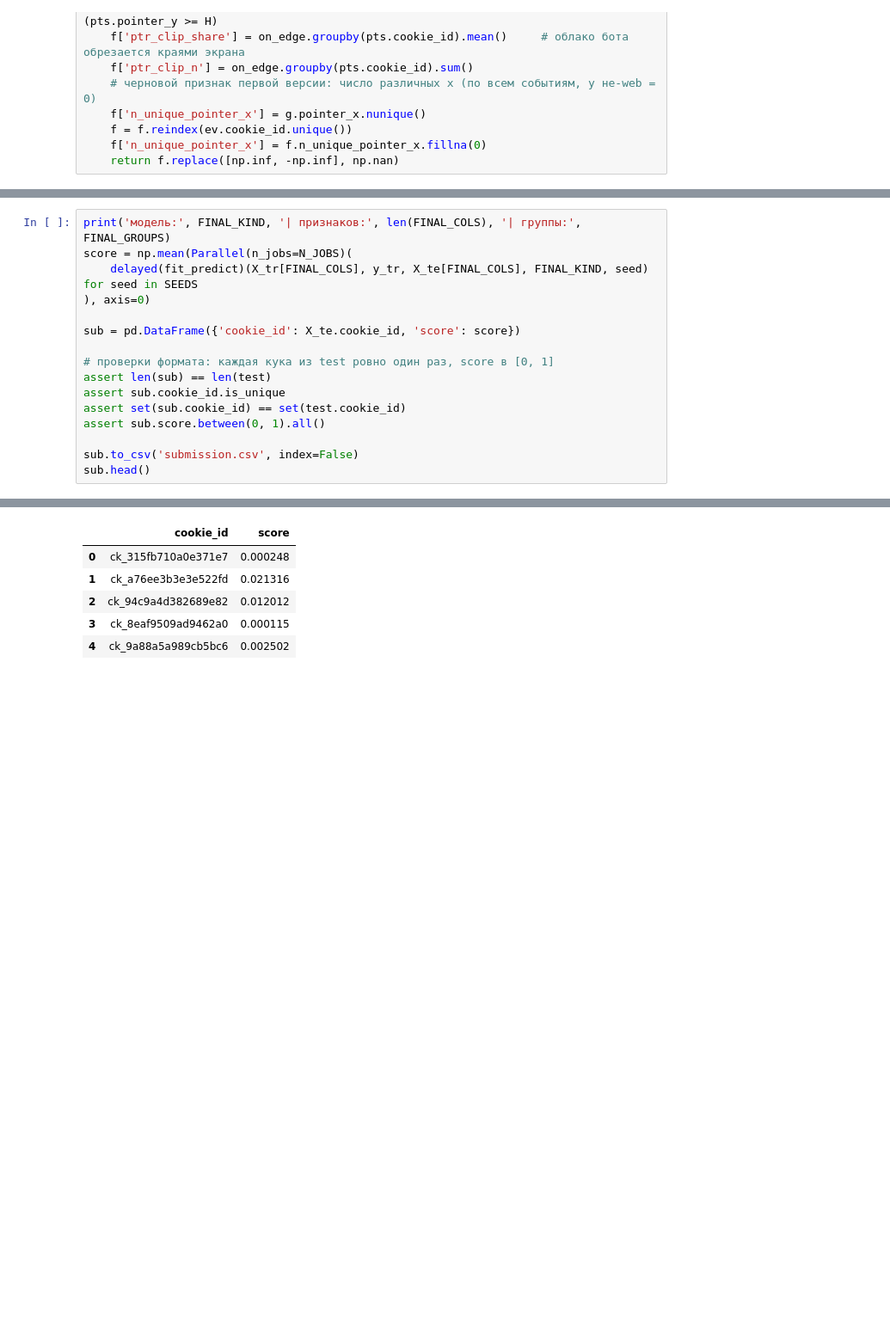
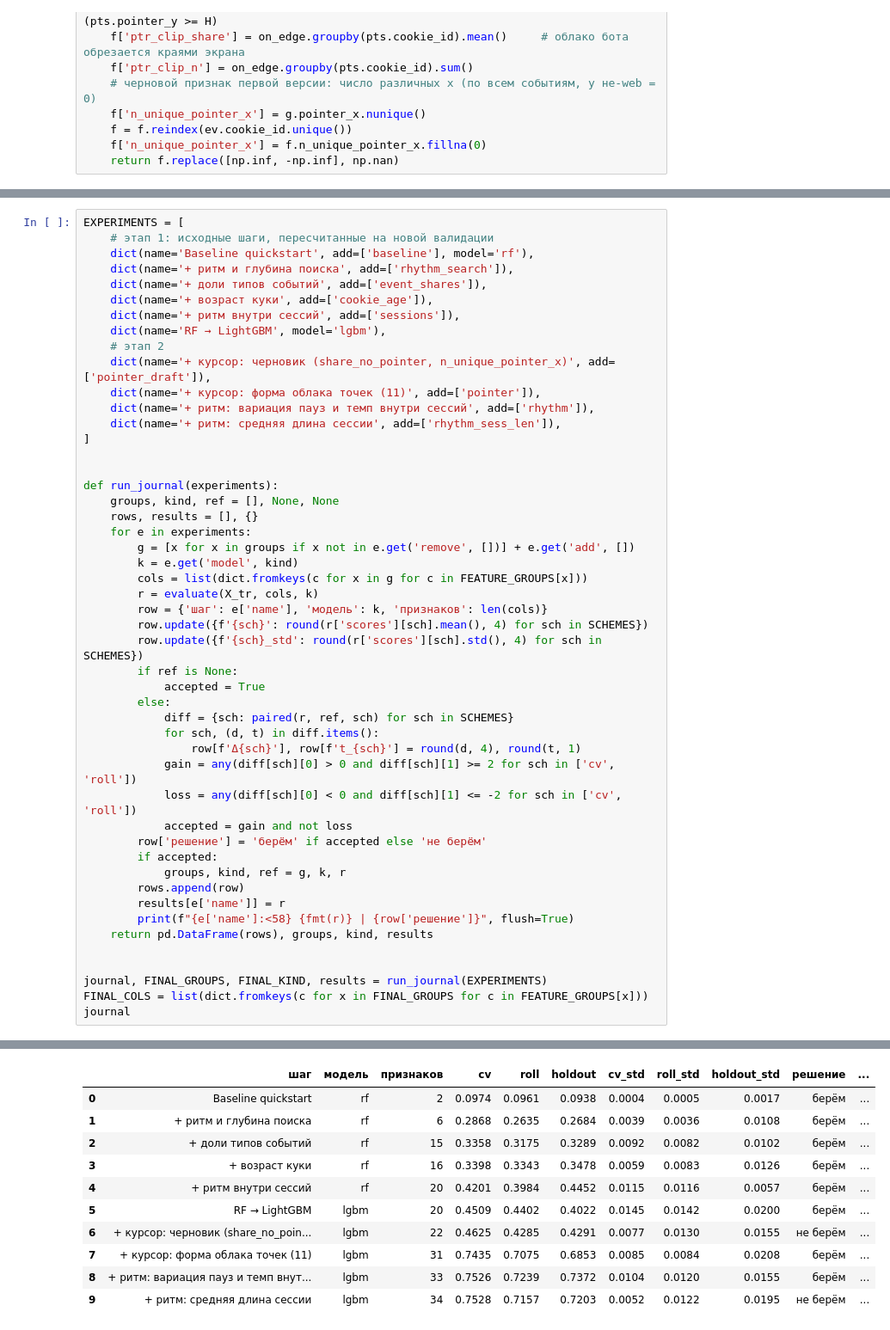
Before and after one commit to xloned/avito-bot-detection-challenge, a Jupyter notebook: solution.ipynb, the cells around one changed output, grey strips where cells are left out. Shown at 86% size. Cells and saved outputs as stored; diff of their text form; blank space fills up the shorter version.

```diff
--- a/solution.ipynb
+++ b/solution.ipynb
@@ -733,17 +699,50 @@ RF → LightGBM                                              cv 0.4445 ± 0.0130
 # %%
-print('модель:', FINAL_KIND, '| признаков:', len(FINAL_COLS), '| группы:', FINAL_GROUPS)
-score = np.mean(Parallel(n_jobs=N_JOBS)(
-    delayed(fit_predict)(X_tr[FINAL_COLS], y_tr, X_te[FINAL_COLS], FINAL_KIND, seed) for seed in SEEDS
-), axis=0)
+EXPERIMENTS = [
+    # этап 1: исходные шаги, пересчитанные на новой валидации
+    dict(name='Baseline quickstart', add=['baseline'], model='rf'),
+    dict(name='+ ритм и глубина поиска', add=['rhythm_search']),
+    dict(name='+ доли типов событий', add=['event_shares']),
+    dict(name='+ возраст куки', add=['cookie_age']),
+    dict(name='+ ритм внутри сессий', add=['sessions']),
+    dict(name='RF → LightGBM', model='lgbm'),
+    # этап 2
+    dict(name='+ курсор: черновик (share_no_pointer, n_unique_pointer_x)', add=['pointer_draft']),
+    dict(name='+ курсор: форма облака точек (11)', add=['pointer']),
+    dict(name='+ ритм: вариация пауз и темп внутри сессий', add=['rhythm']),
+    dict(name='+ ритм: средняя длина сессии', add=['rhythm_sess_len']),
+]
 
-sub = pd.DataFrame({'cookie_id': X_te.cookie_id, 'score': score})
 
-# проверки формата: каждая кука из test ровно один раз, score в [0, 1]
-assert len(sub) == len(test)
-assert sub.cookie_id.is_unique
-assert set(sub.cookie_id) == set(test.cookie_id)
-assert sub.score.between(0, 1).all()
+def run_journal(experiments):
+    groups, kind, ref = [], None, None
+    rows, results = [], {}
+    for e in experiments:
+        g = [x for x in groups if x not in e.get('remove', [])] + e.get('add', [])
+        k = e.get('model', kind)
+        cols = list(dict.fromkeys(c for x in g for c in FEATURE_GROUPS[x]))
+        r = evaluate(X_tr, cols, k)
+        row = {'шаг': e['name'], 'модель': k, 'признаков': len(cols)}
+        row.update({f'{sch}': round(r['scores'][sch].mean(), 4) for sch in SCHEMES})
+        row.update({f'{sch}_std': round(r['scores'][sch].std(), 4) for sch in SCHEMES})
+        if ref is None:
+            accepted = True
+        else:
+            diff = {sch: paired(r, ref, sch) for sch in SCHEMES}
+            for sch, (d, t) in diff.items():
+                row[f'Δ{sch}'], row[f't_{sch}'] = round(d, 4), round(t, 1)
+            gain = any(diff[sch][0] > 0 and diff[sch][1] >= 2 for sch in ['cv', 'roll'])
+            loss = any(diff[sch][0] < 0 and diff[sch][1] <= -2 for sch in ['cv', 'roll'])
+            accepted = gain and not loss
+        row['решение'] = 'берём' if accepted else 'не берём'
+        if accepted:
+            groups, kind, ref = g, k, r
+        rows.append(row)
+        results[e['name']] = r
+        print(f"{e['name']:<58} {fmt(r)} | {row['решение']}", flush=True)
+    return pd.DataFrame(rows), groups, kind, results
 
-sub.to_csv('submission.csv', index=False)
-sub.head()
+
+journal, FINAL_GROUPS, FINAL_KIND, results = run_journal(EXPERIMENTS)
+FINAL_COLS = list(dict.fromkeys(c for x in FINAL_GROUPS for c in FEATURE_GROUPS[x]))
+journal
 # %% [output]
@@ -751,6 +759,11 @@ sub.head()
-|  | cookie_id | score |
-| 0 | ck_315fb710a0e371e7 | 0.000248 |
-| 1 | ck_a76ee3b3e3e522fd | 0.021316 |
-| 2 | ck_94c9a4d382689e82 | 0.012012 |
-| 3 | ck_8eaf9509ad9462a0 | 0.000115 |
-| 4 | ck_9a88a5a989cb5bc6 | 0.002502 |
+|  | шаг | модель | признаков | cv | roll | holdout | cv_std | roll_std | holdout_std | решение | ... |
+| 0 | Baseline quickstart | rf | 2 | 0.0974 | 0.0961 | 0.0938 | 0.0004 | 0.0005 | 0.0017 | берём | ... |
+| 1 | + ритм и глубина поиска | rf | 6 | 0.2868 | 0.2635 | 0.2684 | 0.0039 | 0.0036 | 0.0108 | берём | ... |
+| 2 | + доли типов событий | rf | 15 | 0.3358 | 0.3175 | 0.3289 | 0.0092 | 0.0082 | 0.0102 | берём | ... |
+| 3 | + возраст куки | rf | 16 | 0.3398 | 0.3343 | 0.3478 | 0.0059 | 0.0083 | 0.0126 | берём | ... |
+| 4 | + ритм внутри сессий | rf | 20 | 0.4201 | 0.3984 | 0.4452 | 0.0115 | 0.0116 | 0.0057 | берём | ... |
+| 5 | RF → LightGBM | lgbm | 20 | 0.4509 | 0.4402 | 0.4022 | 0.0145 | 0.0142 | 0.0200 | берём | ... |
+| 6 | + курсор: черновик (share_no_poin... | lgbm | 22 | 0.4625 | 0.4285 | 0.4291 | 0.0077 | 0.0130 | 0.0155 | не берём | ... |
+| 7 | + курсор: форма облака точек (11) | lgbm | 31 | 0.7435 | 0.7075 | 0.6853 | 0.0085 | 0.0084 | 0.0208 | берём | ... |
+| 8 | + ритм: вариация пауз и темп внут... | lgbm | 33 | 0.7526 | 0.7239 | 0.7372 | 0.0104 | 0.0120 | 0.0155 | берём | ... |
+| 9 | + ритм: средняя длина сессии | lgbm | 34 | 0.7528 | 0.7157 | 0.7203 | 0.0052 | 0.0122 | 0.0195 | не берём | ... |
```
Also changed, not shown: parts of 18 cells of this notebook, 1 other file.
